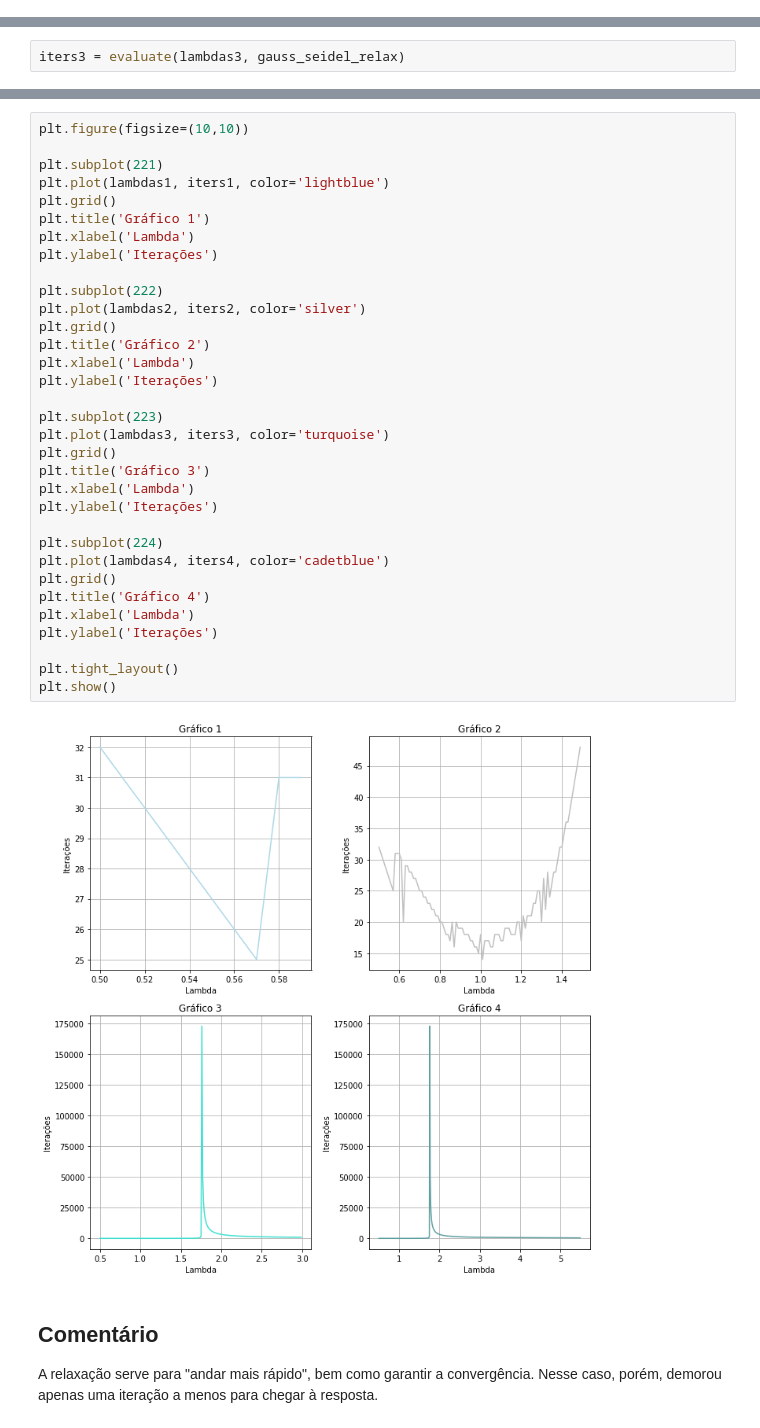
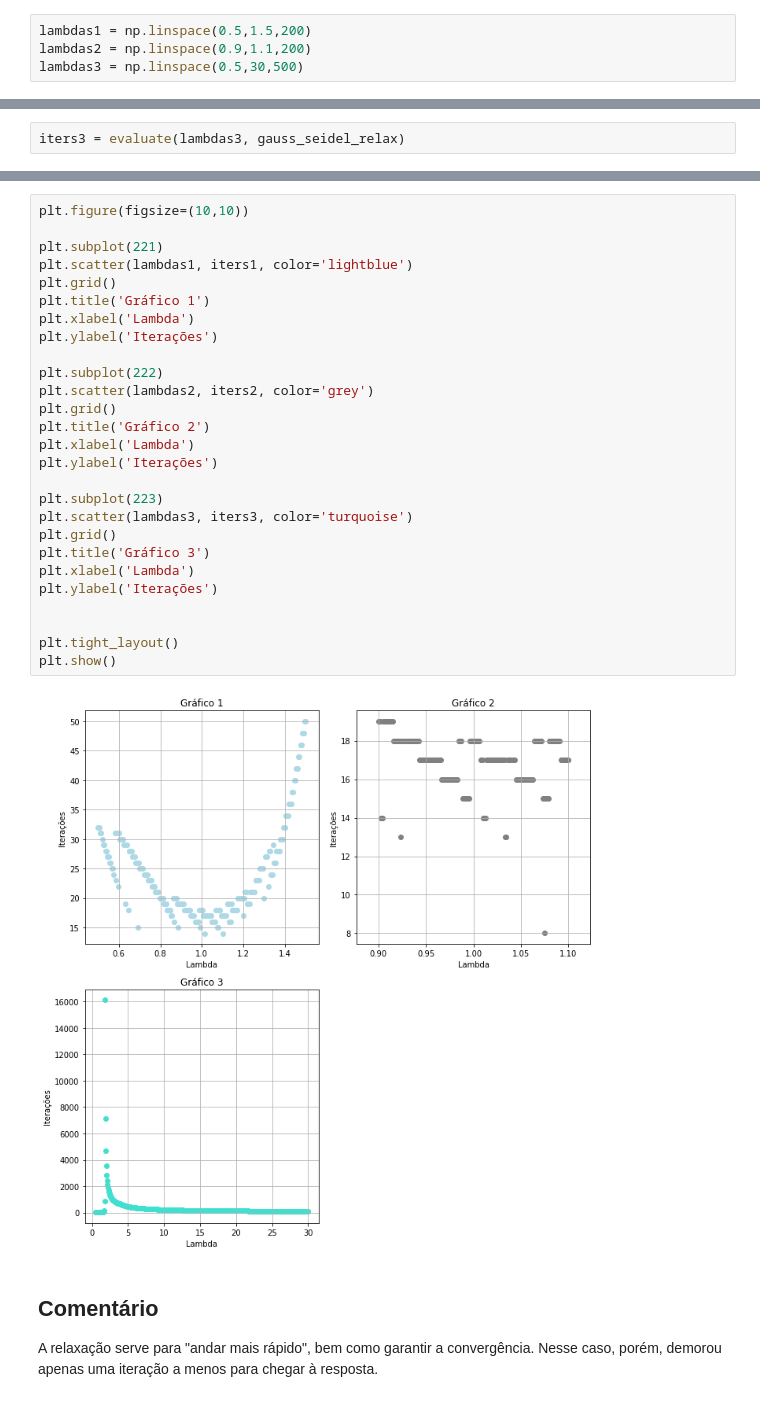
Before and after one commit to alcapriles/seven, a Jupyter notebook: exercicio_aula_11_Gauss_Seidel.ipynb, the cells around one changed output, grey strips where cells are left out. Drawn from its saved outputs; the diff is of its cells as text.

```diff
--- a/exercicio_aula_11_Gauss_Seidel.ipynb
+++ b/exercicio_aula_11_Gauss_Seidel.ipynb
@@ -135,3 +130,7 @@ lambdas4 = [0.01*i + 0.5 for i in range(500)]
+# %%
+lambdas1 = np.linspace(0.5,1.5,200)
+lambdas2 = np.linspace(0.9,1.1,200)
+lambdas3 = np.linspace(0.5,30,500)
 # %%
 iters1 = evaluate(lambdas1, gauss_seidel_relax)
 # %%
@@ -143,38 +140,32 @@ iters4 = evaluate(lambdas4, gauss_seidel_relax)
 # %%
 plt.figure(figsize=(10,10))
 
 plt.subplot(221)
-plt.plot(lambdas1, iters1, color='lightblue')
+plt.scatter(lambdas1, iters1, color='lightblue')
 plt.grid()
 plt.title('Gráfico 1')
 plt.xlabel('Lambda')
 plt.ylabel('Iterações')
 
 plt.subplot(222)
-plt.plot(lambdas2, iters2, color='silver')
+plt.scatter(lambdas2, iters2, color='grey')
 plt.grid()
 plt.title('Gráfico 2')
 plt.xlabel('Lambda')
 plt.ylabel('Iterações')
 
 plt.subplot(223)
-plt.plot(lambdas3, iters3, color='turquoise')
+plt.scatter(lambdas3, iters3, color='turquoise')
 plt.grid()
 plt.title('Gráfico 3')
 plt.xlabel('Lambda')
 plt.ylabel('Iterações')
 
-plt.subplot(224)
-plt.plot(lambdas4, iters4, color='cadetblue')
-plt.grid()
-plt.title('Gráfico 4')
-plt.xlabel('Lambda')
-plt.ylabel('Iterações')
 
 plt.tight_layout()
 plt.show()
 # %% [output]
-[figure, old version]
+[figure, new version]
 # %% [markdown]
 ## Comentário
 
```
Also changed, not shown: parts of 2 cells of this notebook.
